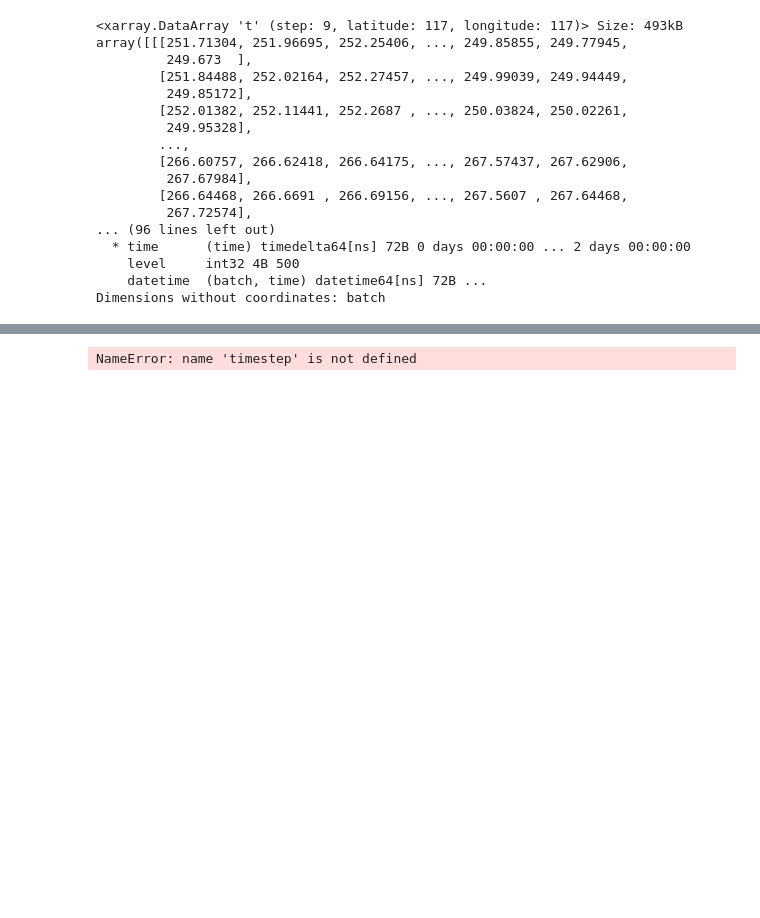
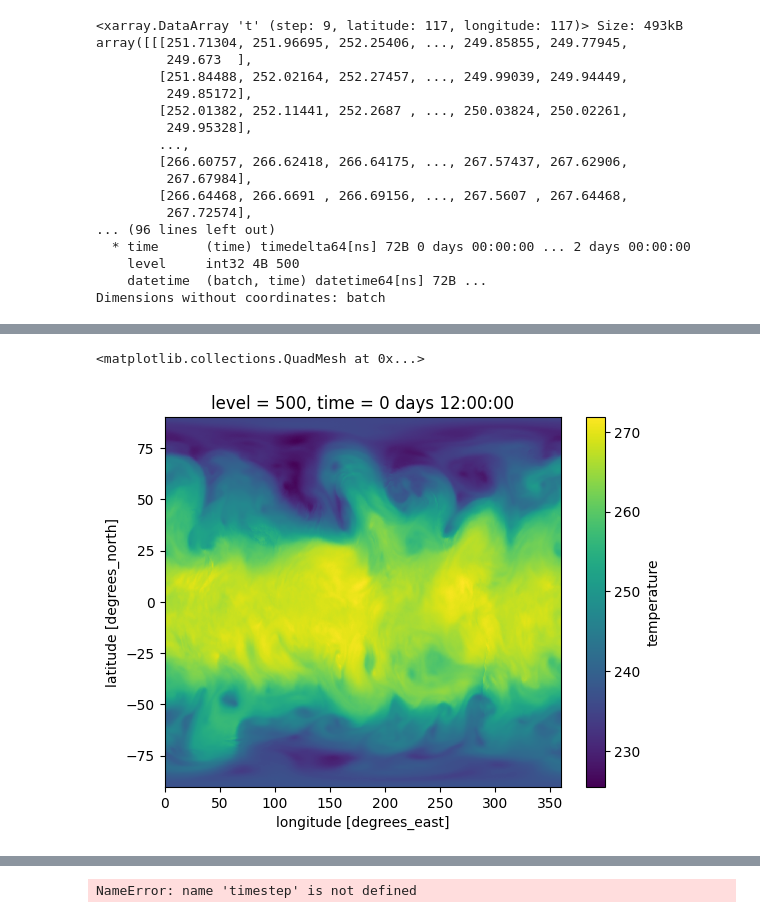
Before and after one commit to SaptarishiD/ai-models, a Jupyter notebook: src/ai_models/grib_analysis.ipynb, the cells around one changed output, grey strips where cells are left out. Drawn from its saved outputs; the diff is of its cells as text; code cells hidden in the pictures; blank space fills up the shorter version.

```diff
--- a/src/ai_models/grib_analysis.ipynb
+++ b/src/ai_models/grib_analysis.ipynb
@@ -288,0 +338,4 @@ Data variables:
+# %%
+colab_graphcast = f'{data_dir}/graphcast/colab-graphcast_predictions20220101-2timesteps.nc'
+colab_graphcast_ds = xr.open_dataset(colab_graphcast)
+colab_graphcast_ds
@@ -288,0 +363,5 @@ Data variables:
+# %%
+colab_graphcast_ds['temperature'].sel(level=500).isel(time=1).plot()
+# %% [output]
+<matplotlib.collections.QuadMesh at 0x...>
+[figure, added]
```
Also changed, not shown: parts of 11 cells of this notebook, 25 other files.
